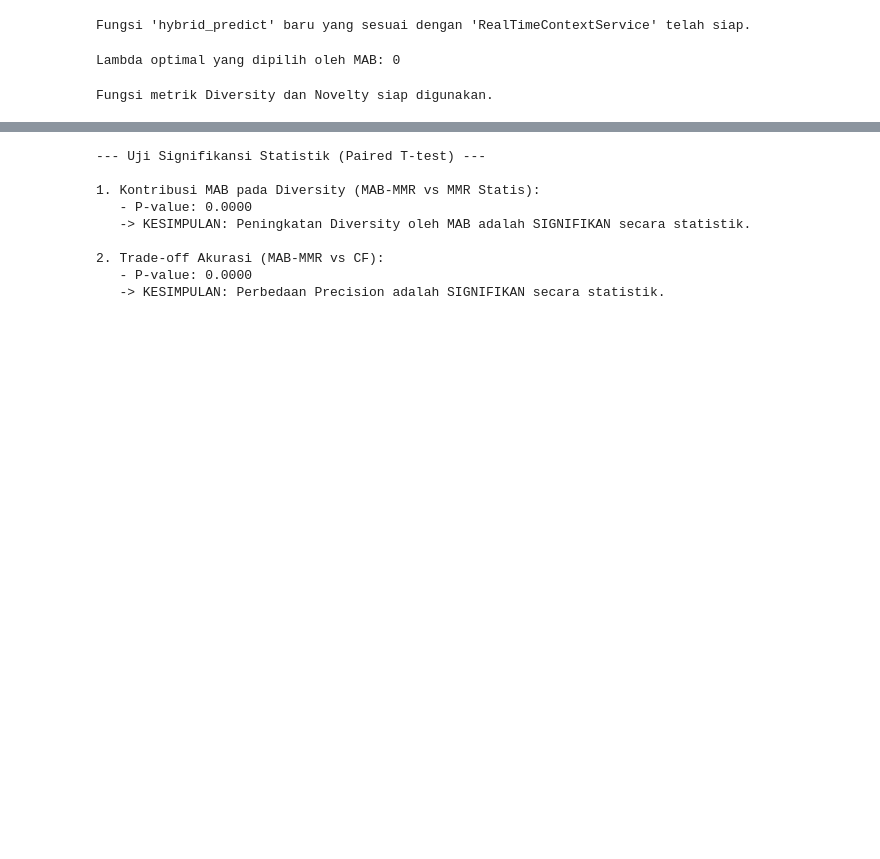
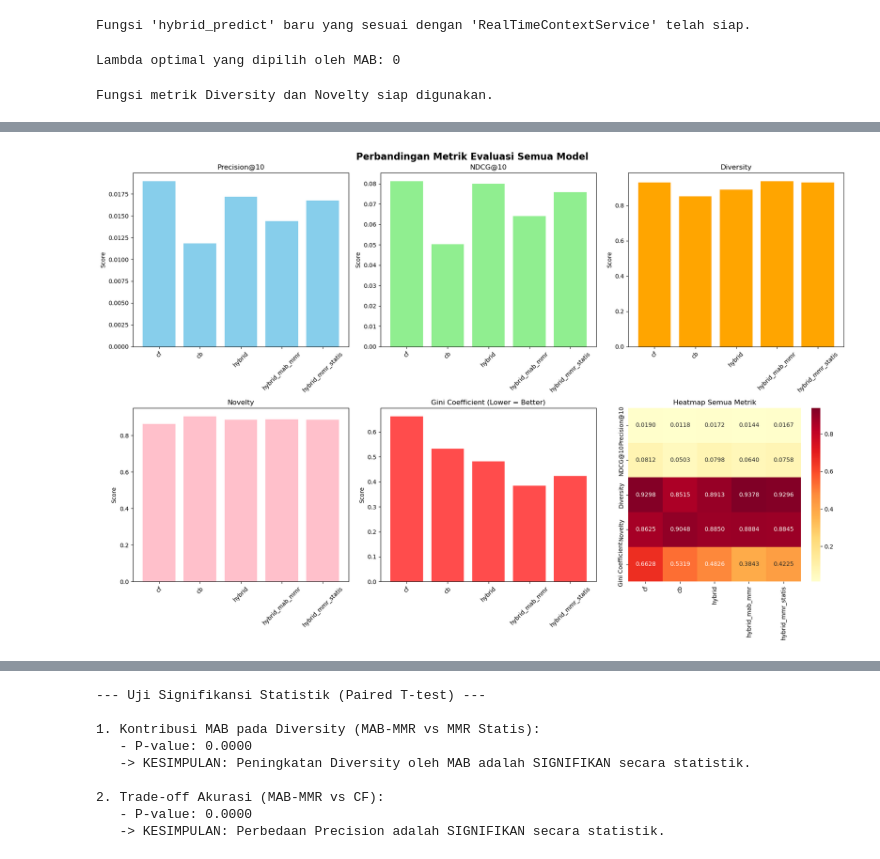
Before and after one commit to MEgyptPra/sistem-rekomendasi-adaptif, a Jupyter notebook: notebooks/notebooks_evaluasi_adaptif_Version3.ipynb, the cells around one changed output, grey strips where cells are left out. Cells and saved outputs as stored; diff of their text form; code cells hidden in the pictures; blank space fills up the shorter version.

```diff
--- a/notebooks/notebooks_evaluasi_adaptif_Version3.ipynb
+++ b/notebooks/notebooks_evaluasi_adaptif_Version3.ipynb
@@ -828,2 +929,92 @@ dtype: float64
 [figure]
 [figure]
+# %%
+# [13] ANALISIS HASIL (TERMASUK GINI COEFFICIENT)
+
+# Tampilkan rata-rata semua metrik
+print("=== RATA-RATA METRIK EVALUASI ===")
+avg_metrics = results_df.select_dtypes(include=[np.number]).mean()
+print(avg_metrics)
+
+# Buat DataFrame untuk visualisasi yang lebih baik
+metrics_summary = {}
+
+# Ekstrak metrik untuk setiap model
+models = ['cf', 'cb', 'hybrid', 'hybrid_mab_mmr', 'hybrid_mmr_statis']
+for model in models:
+    metrics_summary[model] = {
+        'Precision@10': avg_metrics[f'precision_{model}'],
+        'NDCG@10': avg_metrics[f'ndcg_{model}'],
+        'Diversity': avg_metrics[f'diversity_{model}'],
+        'Novelty': avg_metrics[f'novelty_{model}'],
+        'Gini Coefficient': gini_results[f'gini_{model}']
+    }
+
+# Konversi ke DataFrame untuk visualisasi
+comparison_df = pd.DataFrame(metrics_summary).T
+print("\n=== PERBANDINGAN LENGKAP SEMUA MODEL ===")
+print(comparison_df.round(4))
+
+# Visualisasi
+import matplotlib.pyplot as plt
+import seaborn as sns
+
+# Set style
+plt.style.use('default')
+fig, axes = plt.subplots(2, 3, figsize=(18, 12))
+fig.suptitle('Perbandingan Metrik Evaluasi Semua Model', fontsize=16, fontweight='bold')
+
+# 1. Precision
+axes[0,0].bar(comparison_df.index, comparison_df['Precision@10'], color='skyblue')
+axes[0,0].set_title('Precision@10')
+axes[0,0].set_ylabel('Score')
+axes[0,0].tick_params(axis='x', rotation=45)
+
+# 2. NDCG
+axes[0,1].bar(comparison_df.index, comparison_df['NDCG@10'], color='lightgreen')
+axes[0,1].set_title('NDCG@10')
+axes[0,1].set_ylabel('Score')
+axes[0,1].tick_params(axis='x', rotation=45)
+
+# 3. Diversity
+axes[0,2].bar(comparison_df.index, comparison_df['Diversity'], color='orange')
+axes[0,2].set_title('Diversity')
+axes[0,2].set_ylabel('Score')
+axes[0,2].tick_params(axis='x', rotation=45)
+
+# 4. Novelty
+axes[1,0].bar(comparison_df.index, comparison_df['Novelty'], color='pink')
+axes[1,0].set_title('Novelty')
+axes[1,0].set_ylabel('Score')
+axes[1,0].tick_params(axis='x', rotation=45)
+
+# 5. Gini Coefficient
+axes[1,1].bar(comparison_df.index, comparison_df['Gini Coefficient'], color='red', alpha=0.7)
+axes[1,1].set_title('Gini Coefficient (Lower = Better)')
+axes[1,1].set_ylabel('Score')
+axes[1,1].tick_params(axis='x', rotation=45)
+
+# 6. Heatmap perbandingan
+sns.heatmap(comparison_df.T, annot=True, fmt='.4f', cmap='YlOrRd', ax=axes[1,2])
+axes[1,2].set_title('Heatmap Semua Metrik')
+
+plt.tight_layout()
+plt.show()
+
+# Interpretasi Gini Coefficient
+print("\n=== INTERPRETASI GINI COEFFICIENT ===")
+for model, gini_val in gini_results.items():
+    model_name = model.replace('gini_', '').upper()
+    if gini_val < 0.3:
+        status = "SANGAT ADIL (distribusi merata)"
+    elif gini_val < 0.5:
+        status = "CUKUP ADIL"
+    elif gini_val < 0.7:
+        status = "KURANG ADIL (agak bias)"
+    else:
+        status = "TIDAK ADIL (sangat bias)"
+
+    print(f"{model_name}: {gini_val:.4f} - {status}")
+
+print(f"\n🎯 Catalogue Coverage: {coverage:.2%}")
+# %% [output]
@@ -829,0 +1038 @@ dtype: float64
+[figure, added]
```
Also changed, not shown: parts of 8 cells of this notebook, 1 other file.
